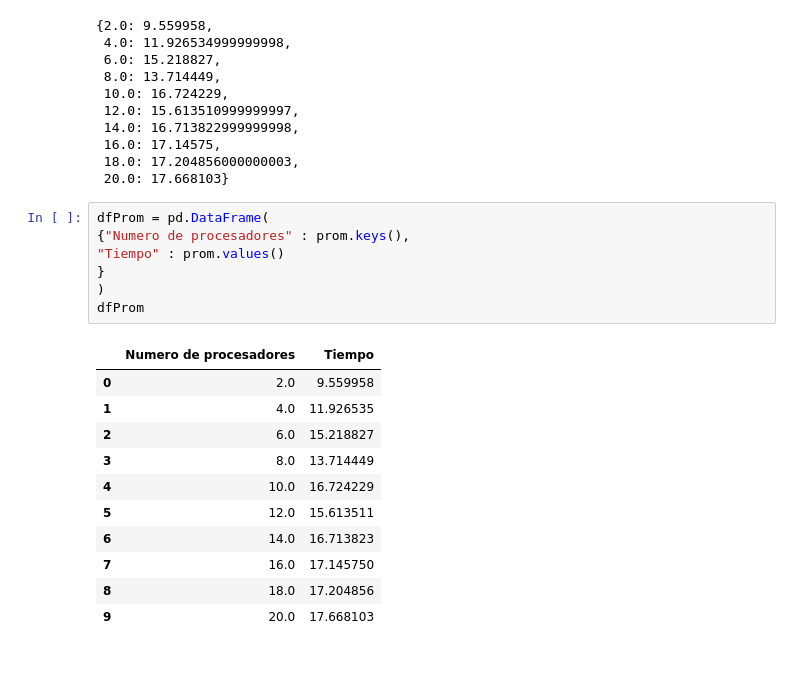
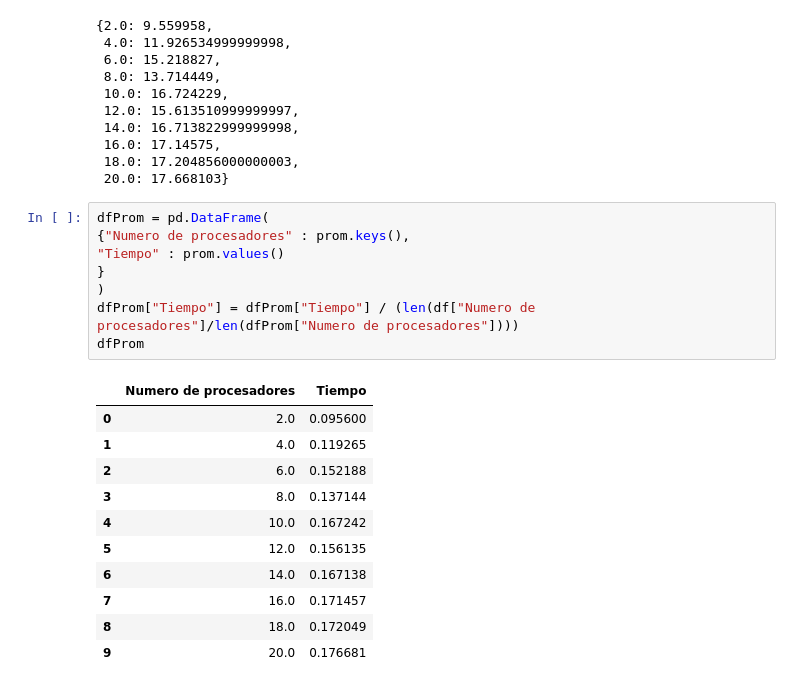
Before and after one commit to justog220/Practica-CAR, a Jupyter notebook: TP 1/EJ 3/análisis.ipynb, the cells around one changed output. Saved outputs shown, nothing was run; the diff lists cells and outputs as text.

```diff
--- a/TP 1/EJ 3/análisis.ipynb
+++ b/TP 1/EJ 3/análisis.ipynb
@@ -24,21 +24,22 @@ prom
 # %%
 dfProm = pd.DataFrame(
 {"Numero de procesadores" : prom.keys(),
 "Tiempo" : prom.values()
 }
 )
+dfProm["Tiempo"] = dfProm["Tiempo"] / (len(df["Numero de procesadores"]/len(dfProm["Numero de procesadores"])))
 dfProm
 # %% [output]
 |  | Numero de procesadores | Tiempo |
-| 0 | 2.0 | 9.559958 |
-| 1 | 4.0 | 11.926535 |
-| 2 | 6.0 | 15.218827 |
-| 3 | 8.0 | 13.714449 |
-| 4 | 10.0 | 16.724229 |
-| 5 | 12.0 | 15.613511 |
-| 6 | 14.0 | 16.713823 |
-| 7 | 16.0 | 17.145750 |
-| 8 | 18.0 | 17.204856 |
-| 9 | 20.0 | 17.668103 |
+| 0 | 2.0 | 0.095600 |
+| 1 | 4.0 | 0.119265 |
+| 2 | 6.0 | 0.152188 |
+| 3 | 8.0 | 0.137144 |
+| 4 | 10.0 | 0.167242 |
+| 5 | 12.0 | 0.156135 |
+| 6 | 14.0 | 0.167138 |
+| 7 | 16.0 | 0.171457 |
+| 8 | 18.0 | 0.172049 |
+| 9 | 20.0 | 0.176681 |
 # %%
 megabits = 350 * 8
```
Also changed, not shown: parts of 2 cells of this notebook, 21 other files.
